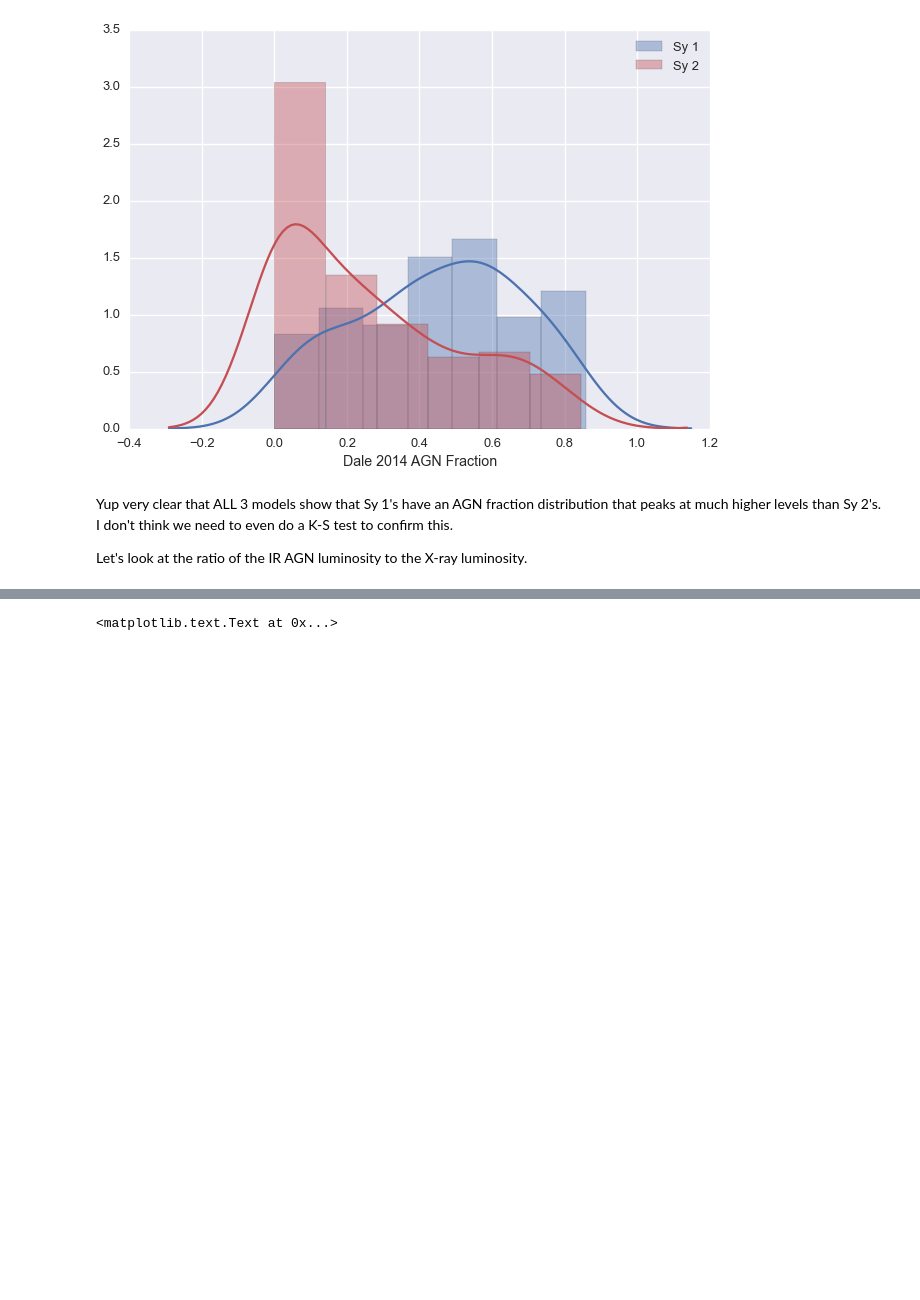
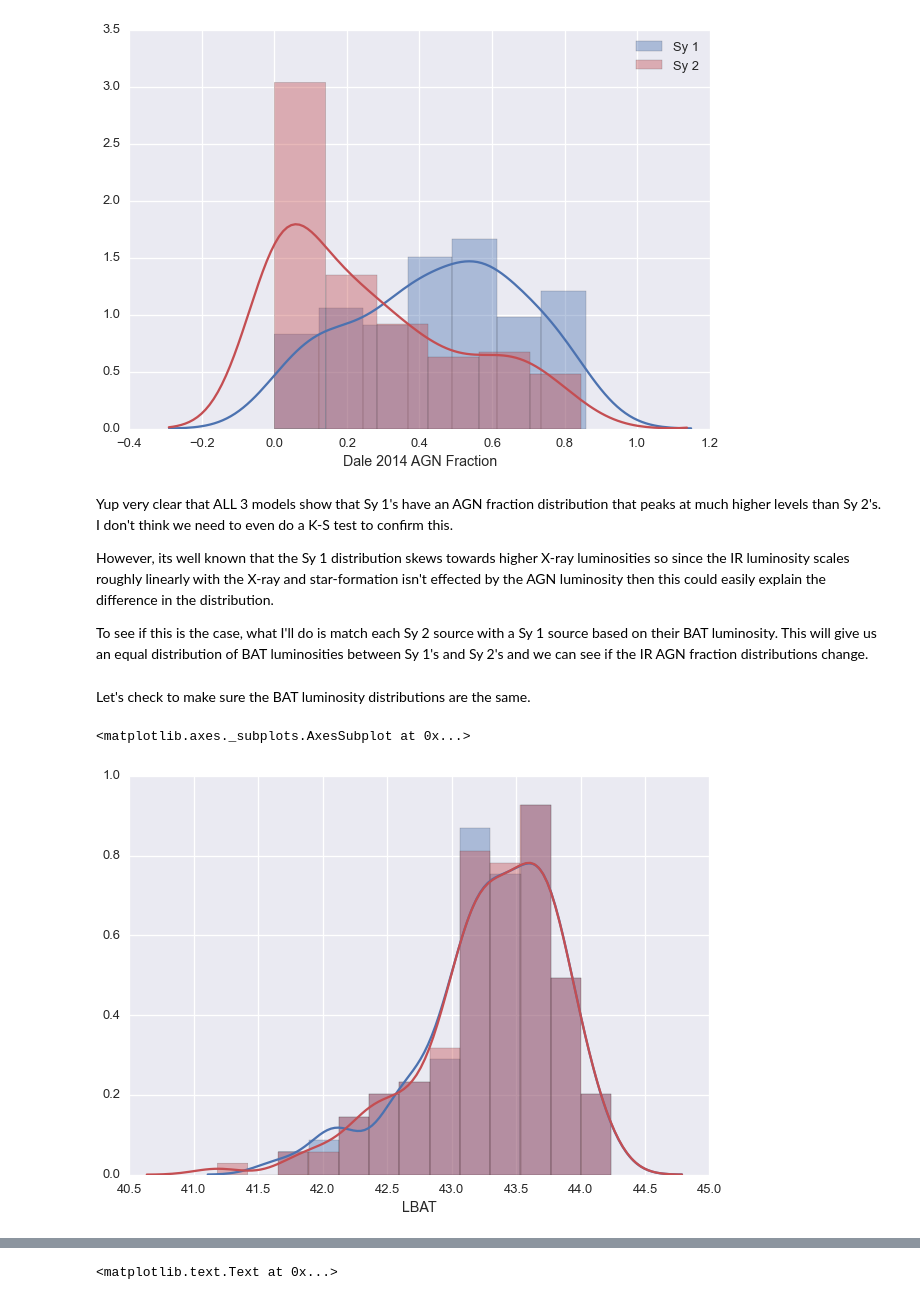
Before and after one commit to ttshimiz/bat-agn-sed-fitting, a Jupyter notebook: analysis/ipython_notebooks/compare-seyfert-types.ipynb, the cells around one changed output, grey strips where cells are left out. Saved outputs shown, nothing was run; the diff lists cells and outputs as text; code cells hidden in the pictures; blank space fills up the shorter version.

```diff
--- a/analysis/ipython_notebooks/compare-seyfert-types.ipynb
+++ b/analysis/ipython_notebooks/compare-seyfert-types.ipynb
@@ -279,4 +279,19 @@ plt.xlabel('Dale 2014 AGN Fraction')
 # %% [markdown]
 Yup very clear that ALL 3 models show that Sy 1's have an AGN fraction distribution that peaks at much higher levels than Sy 2's. I don't think we need to even do a K-S test to confirm this.
 
-Let's look at the ratio of the IR AGN luminosity to the X-ray luminosity.
+However, its well known that the Sy 1 distribution skews towards higher X-ray luminosities so since the IR luminosity scales roughly linearly with the X-ray and star-formation isn't effected by the AGN luminosity then this could easily explain the difference in the distribution.
+
+To see if this is the case, what I'll do is match each Sy 2 source with a Sy 1 source based on their BAT luminosity. This will give us an equal distribution of BAT luminosities between Sy 1's and Sy 2's and we can see if the IR AGN fraction distributions change.
+# %%
+match_sy1 = pd.Series(index=bat_dale14.index[bat_dale14['Sy_Type'] == 'Sy 2'])
+for n in match_sy1.index:
+    diff_lum = np.abs(bat_dale14.loc[bat_dale14['Sy_Type']=='Sy 1', 'LBAT'] - bat_dale14.loc[n, 'LBAT'])
+    match_sy1[n] = np.argmin(diff_lum)
+# %% [markdown]
+Let's check to make sure the BAT luminosity distributions are the same.
+# %%
+sn.distplot(bat_dale14.loc[match_sy1.values, 'LBAT'], color='b')
+sn.distplot(bat_dale14.loc[match_sy1.index, 'LBAT'], color='r')
+# %% [output]
+<matplotlib.axes._subplots.AxesSubplot at 0x...>
+[figure, added]
```
Also changed, not shown: parts of 19 cells of this notebook.
